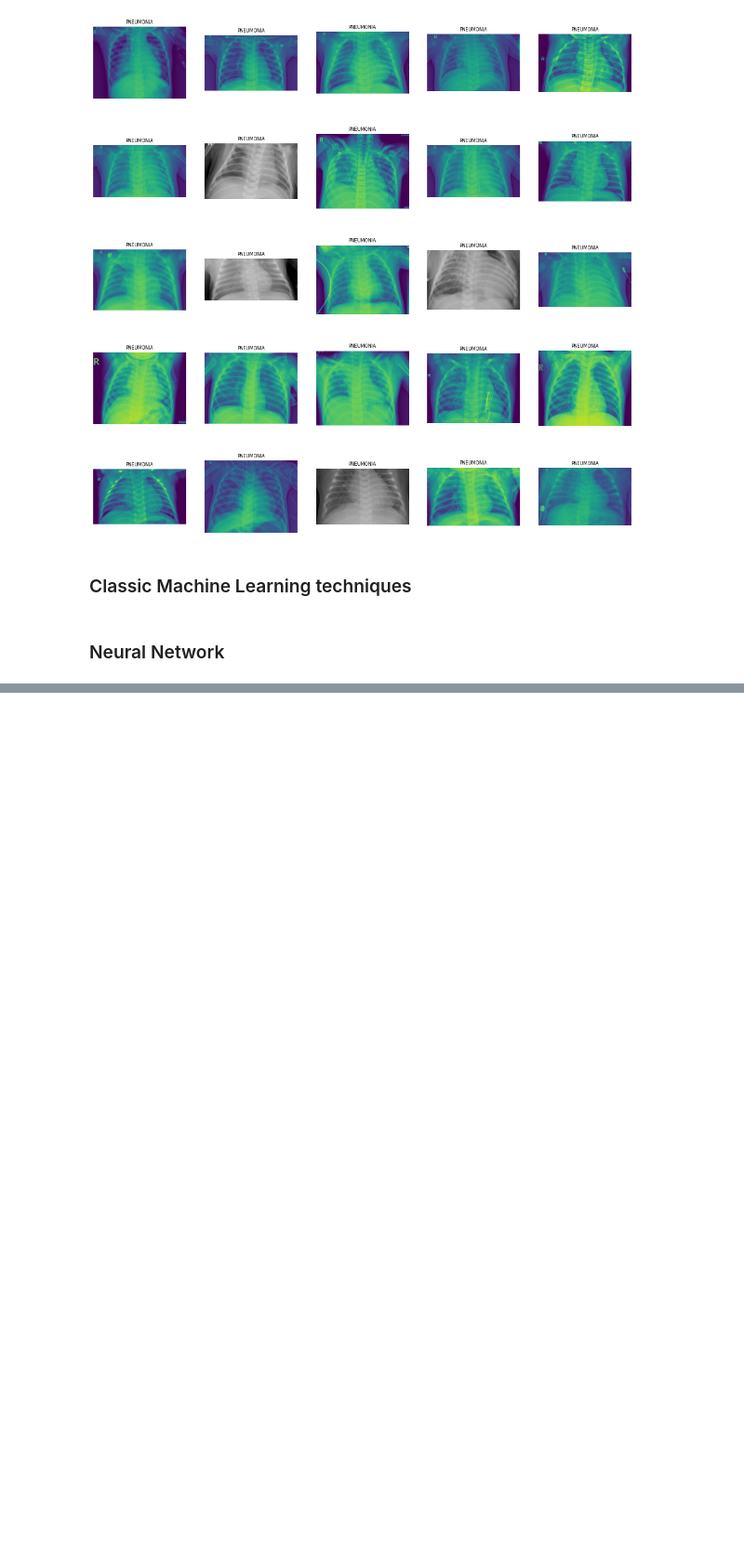
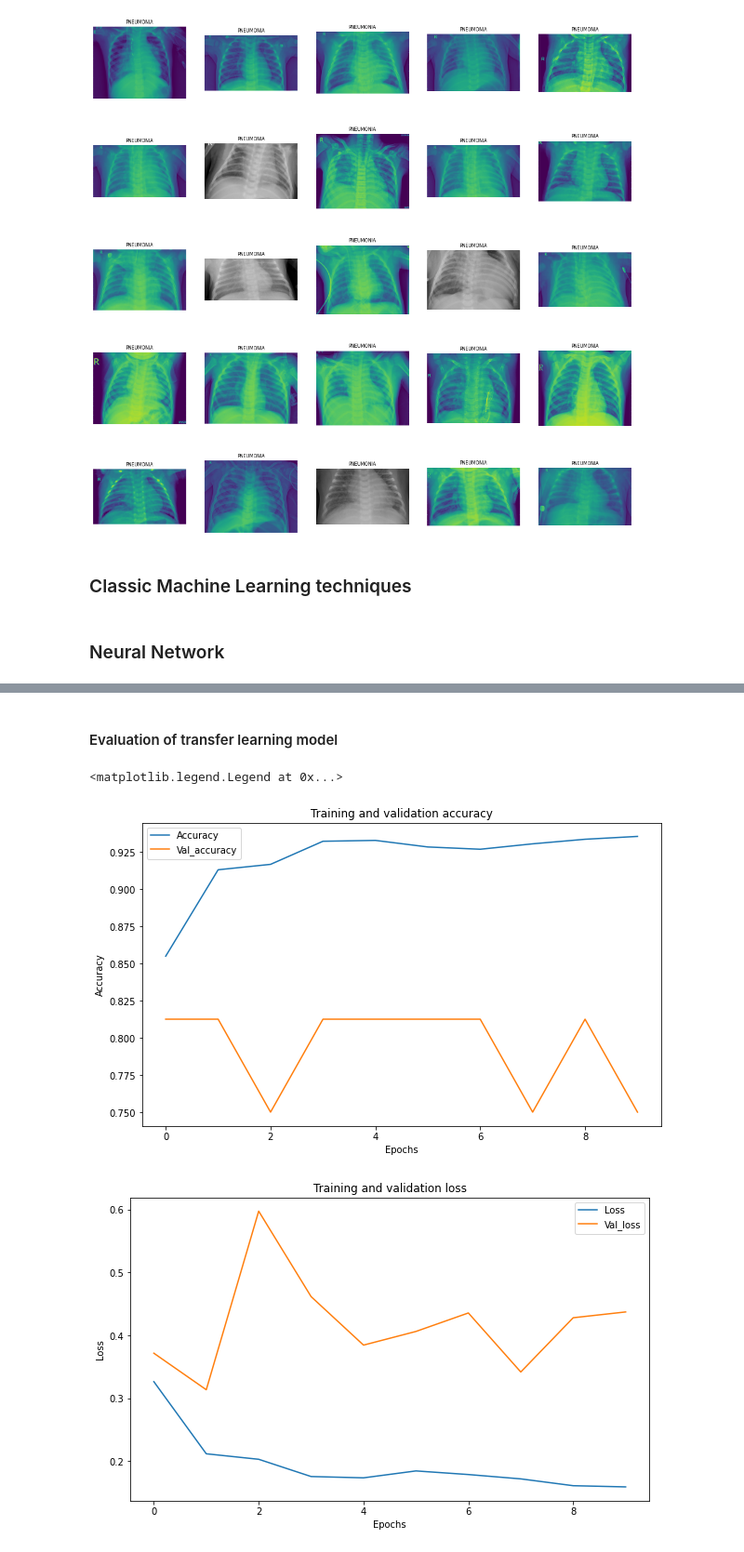
Before and after one commit to Dparanou/image-analysis-pneumonia, a Jupyter notebook: Final_Project_Image_Analysis.ipynb, the cells around one changed output, grey strips where cells are left out. Shown at 93% size. Drawn from its saved outputs; the diff is of its cells as text; code cells hidden in the pictures; blank space fills up the shorter version.

```diff
--- a/Final_Project_Image_Analysis.ipynb
+++ b/Final_Project_Image_Analysis.ipynb
@@ -167,7 +181,6 @@ _________________________________________________________________
 # %%
 opt = tf.keras.optimizers.Adam()
-es = tf.keras.callbacks.EarlyStopping(monitor='val_loss',patience=5)
-model.compile(loss='binary_crossentropy', metrics=['accuracy'],optimizer=opt)
-history = model.fit(train_data ,epochs = 10 , validation_data = val_data, steps_per_epoch =163)
+model_tr_learning.compile(loss='binary_crossentropy', metrics=['accuracy', 'binary_accuracy'], optimizer=opt)
+history_tr_learning = model_tr_learning.fit(train_data, epochs = 10, validation_data = val_data, steps_per_epoch =163)
 # %% [output]
 Epoch 1/10
@@ -197,0 +211,34 @@ Epoch 10/10
+# %% [markdown]
+#### Evaluation of transfer learning model
+# %%
+acc = history_tr_learning.history['accuracy']
+val_acc  = history_tr_learning.history['val_accuracy']
+loss     = history_tr_learning.history['loss']
+val_loss = history_tr_learning.history['val_loss']
+
+epochs   = range(len(acc)) # Get number of epochs
+
+#------------------------------------------------
+# Plot training and validation accuracy per epoch
+#------------------------------------------------
+plt.figure(figsize=(10,6))
+plt.plot(epochs,acc)
+plt.plot(epochs,val_acc)
+plt.xlabel("Epochs")
+plt.ylabel("Accuracy")
+plt.title('Training and validation accuracy')
+plt.legend(['Accuracy', 'Val_accuracy'])
+#------------------------------------------------
+# Plot training and validation loss per epoch
+#------------------------------------------------
+plt.figure(figsize=(10,6))
+plt.plot(epochs,loss)
+plt.plot(epochs,val_loss)
+plt.xlabel("Epochs")
+plt.ylabel("Loss")
+plt.title('Training and validation loss')
+plt.legend(['Loss', 'Val_loss'])
+# %% [output]
+<matplotlib.legend.Legend at 0x...>
+[figure, added]
+[figure, added]
```
Also changed, not shown: parts of 19 cells of this notebook.
